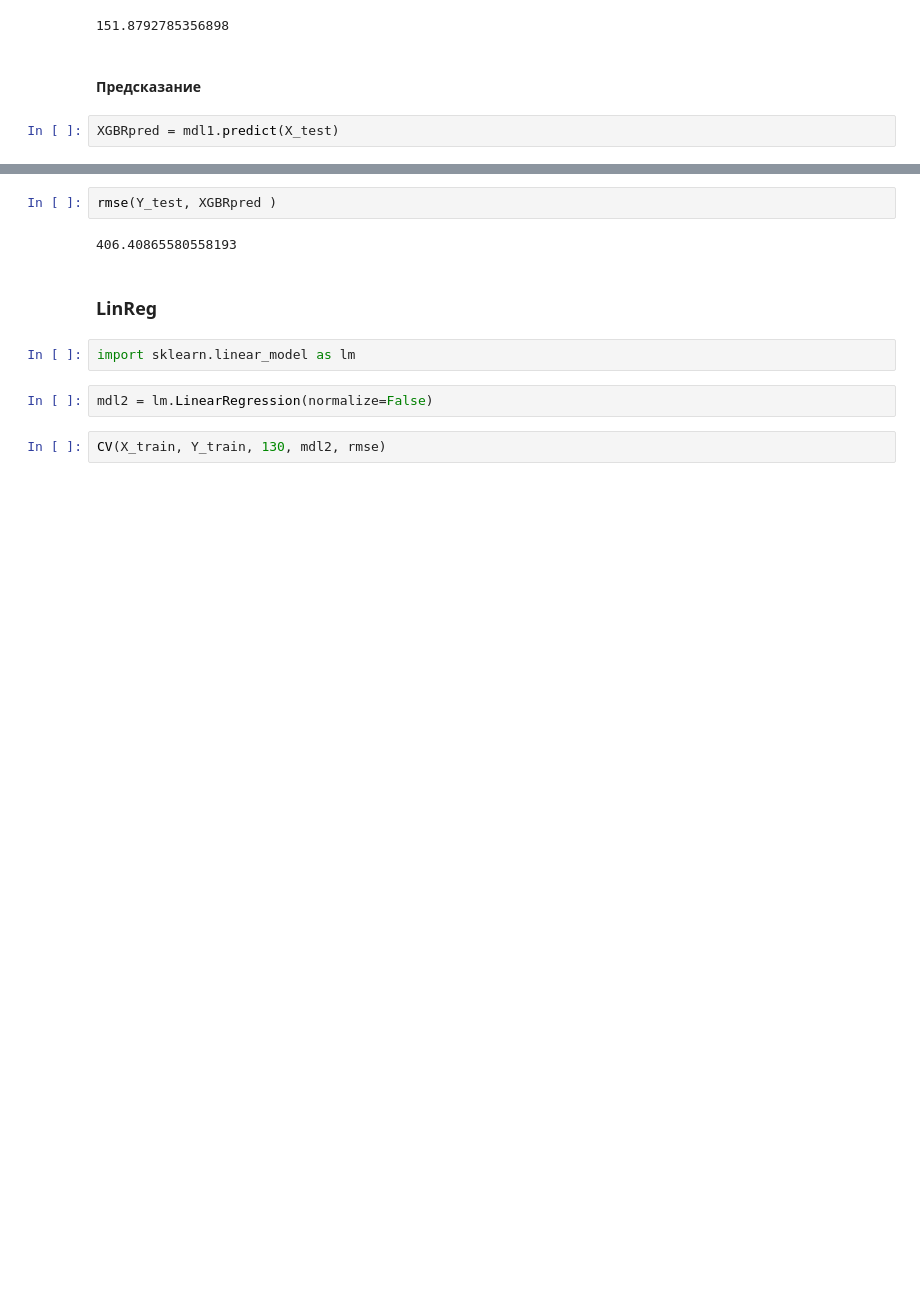
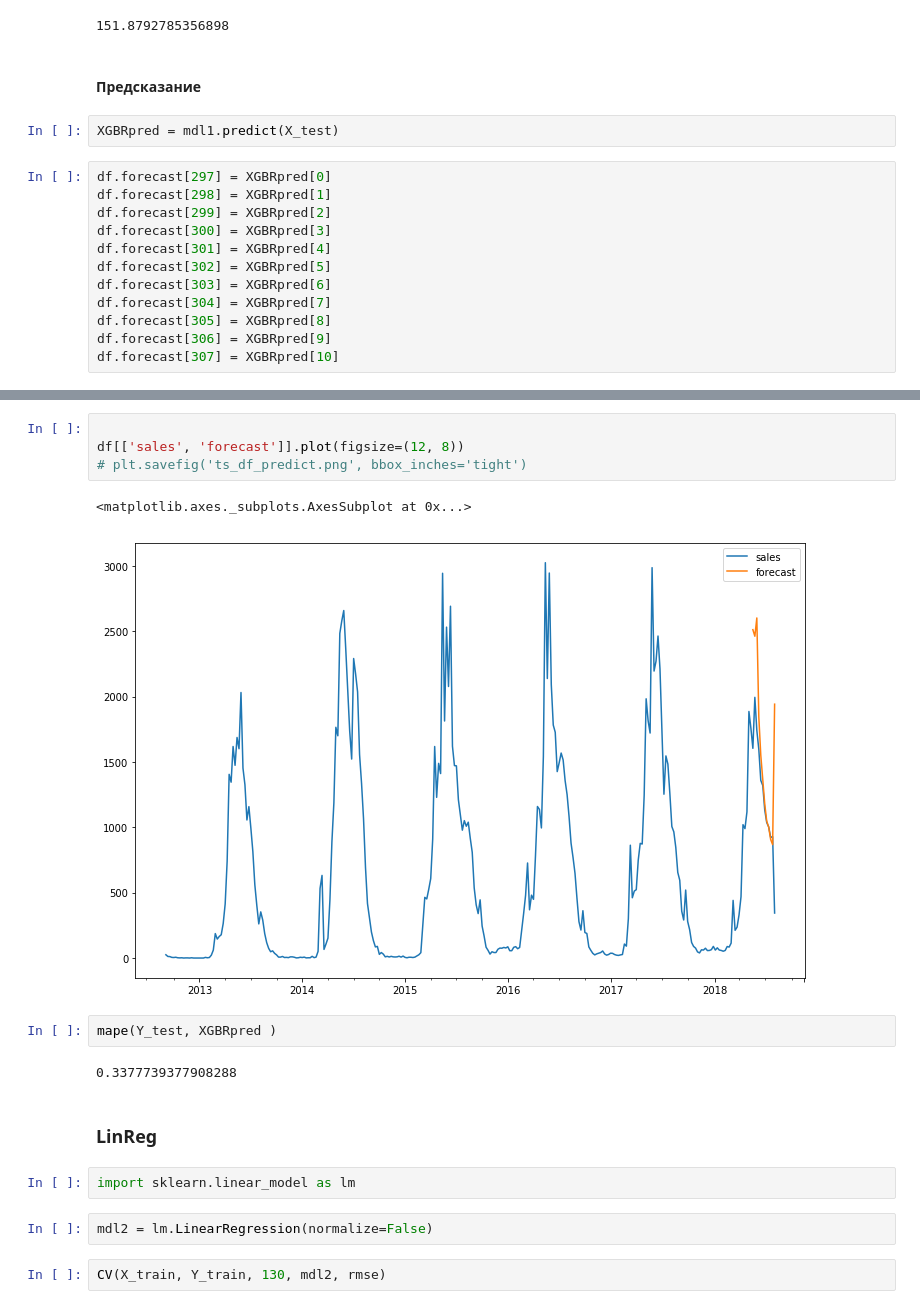
Before and after one commit to theboookworm/diplom, a Jupyter notebook: Project overview.ipynb, the cells around one changed output, grey strips where cells are left out. Cells and saved outputs as stored; diff of their text form; blank space fills up the shorter version.

```diff
--- a/Project overview.ipynb
+++ b/Project overview.ipynb
@@ -1386,3 +1426,15 @@ Size of train + test: (220, 8)
 #### Предсказание
 # %%
 XGBRpred = mdl1.predict(X_test)
+# %%
+df.forecast[297] = XGBRpred[0]
+df.forecast[298] = XGBRpred[1]
+df.forecast[299] = XGBRpred[2]
+df.forecast[300] = XGBRpred[3]
+df.forecast[301] = XGBRpred[4]
+df.forecast[302] = XGBRpred[5]
+df.forecast[303] = XGBRpred[6]
+df.forecast[304] = XGBRpred[7]
+df.forecast[305] = XGBRpred[8]
+df.forecast[306] = XGBRpred[9]
+df.forecast[307] = XGBRpred[10]
@@ -1389,7 +1459,14 @@ XGBRpred = mdl1.predict(X_test)
+# %%
+
+df[['sales', 'forecast']].plot(figsize=(12, 8))
+# plt.savefig('ts_df_predict.png', bbox_inches='tight')
+# %% [output]
+<matplotlib.axes._subplots.AxesSubplot at 0x...>
+[figure, added]
 # %%
-rmse(Y_test, XGBRpred )
+mape(Y_test, XGBRpred )
 # %% [output]
-406.40865580558193
+0.3377739377908288
 # %% [markdown]
 ### LinReg
 # %%
```
Also changed, not shown: parts of 45 cells of this notebook.
